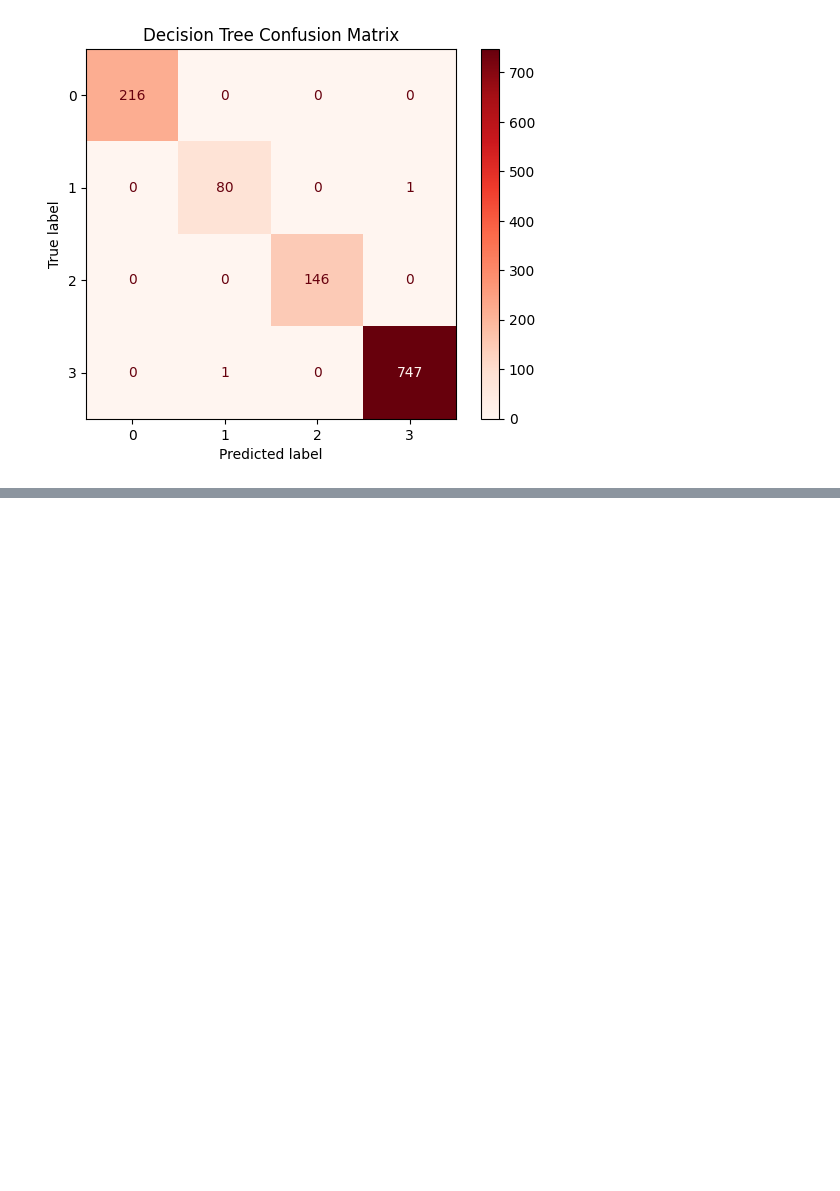
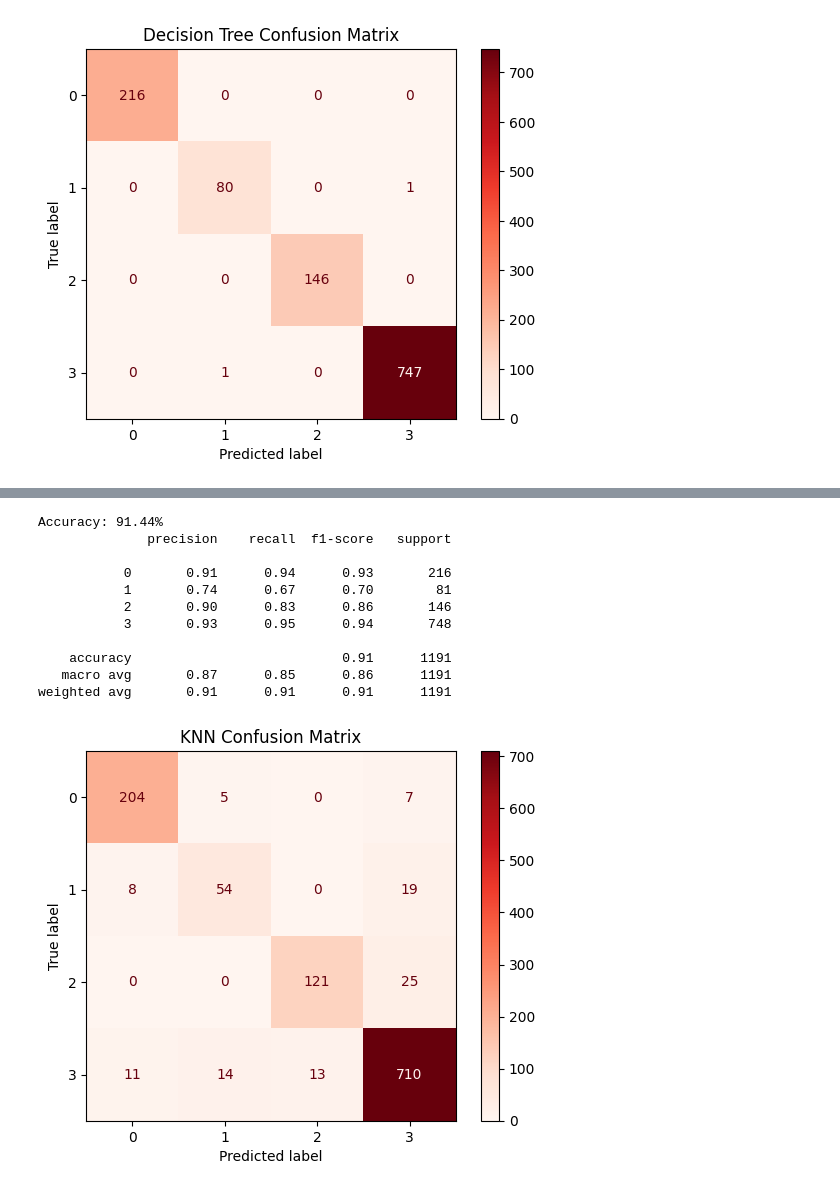
Before and after one commit to brownjordan317/CSCI-443, a Jupyter notebook: traffic_analysis/traffic_analysis_two_month.ipynb, the cells around one changed output, grey strips where cells are left out. Cells and saved outputs as stored; diff of their text form; code cells hidden in the pictures; blank space fills up the shorter version.

```diff
--- a/traffic_analysis/traffic_analysis_two_month.ipynb
+++ b/traffic_analysis/traffic_analysis_two_month.ipynb
@@ -124,0 +259,30 @@ weighted avg       1.00      1.00      1.00      1191
+# %%
+#k-nearest neighbors
+knn = KNeighborsClassifier(n_neighbors=5)
+knn.fit(X_train_scaled, y_train)
+
+y_pred = knn.predict(X_test_scaled)
+
+accuracy = accuracy_score(y_test, y_pred)
+print("Accuracy: {:.2f}%".format(accuracy * 100))
+
+print(classification_report(y_test, y_pred))
+
+cm = confusion_matrix(y_test, y_pred)
+disp = ConfusionMatrixDisplay(confusion_matrix=cm)
+disp.plot(cmap="Reds")
+plt.title("KNN Confusion Matrix")
+plt.show()
+# %% [output]
+Accuracy: 91.44%
+              precision    recall  f1-score   support
+
+           0       0.91      0.94      0.93       216
+           1       0.74      0.67      0.70        81
+           2       0.90      0.83      0.86       146
+           3       0.93      0.95      0.94       748
+
+    accuracy                           0.91      1191
+   macro avg       0.87      0.85      0.86      1191
+weighted avg       0.91      0.91      0.91      1191
+[figure, added]
```
Also changed, not shown: parts of 9 cells of this notebook.
